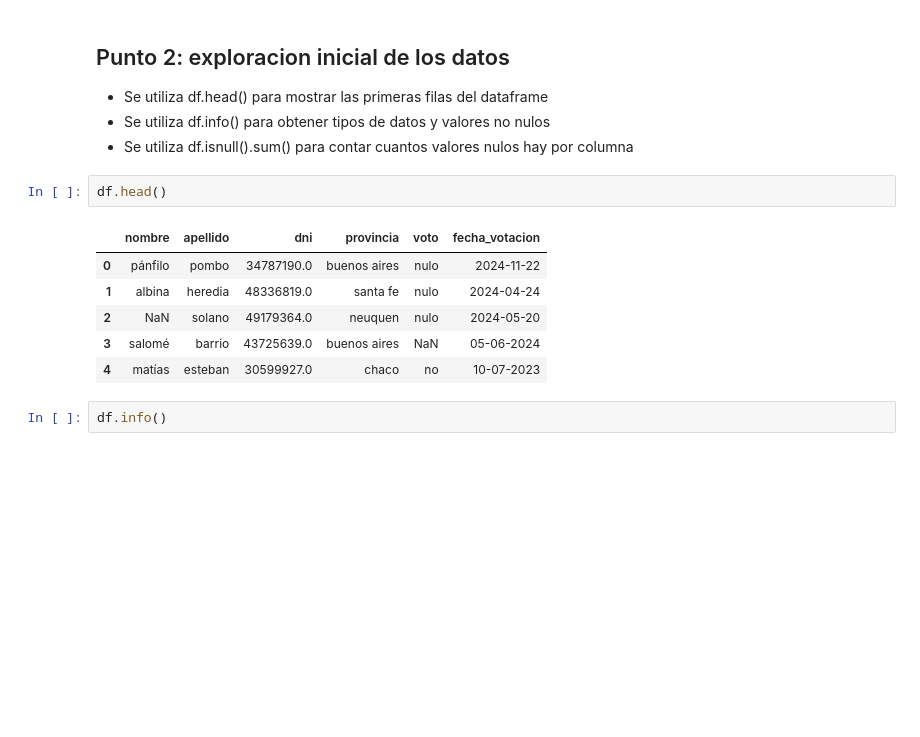
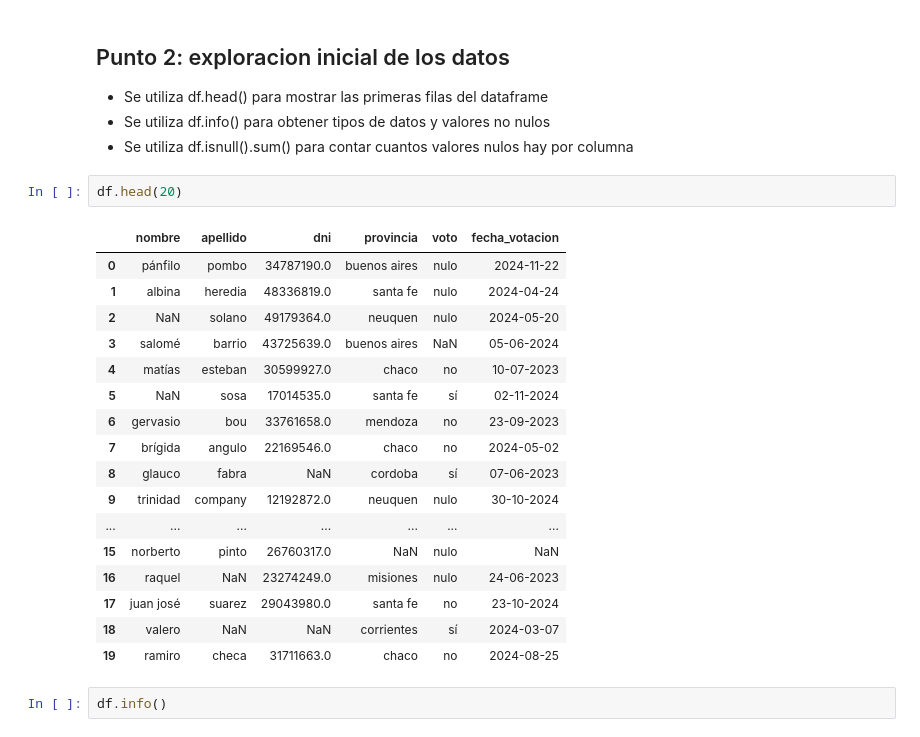
Before and after one commit to nazaquino98/parcial1_tlp3_nazarena_aquino, a Jupyter notebook: main (4).ipynb, the cells around one changed output. Cells and saved outputs as stored; diff of their text form; blank space fills up the shorter version.

```diff
--- a/main (4).ipynb
+++ b/main (4).ipynb
@@ -87,14 +87,25 @@ df = pd.read_csv("votaciones.csv")
 - Se utiliza df.info() para obtener tipos de datos y valores no nulos
 - Se utiliza df.isnull().sum() para contar cuantos valores nulos hay por columna
 # %%
-df.head()
+df.head(20)
 # %% [output]
 |  | nombre | apellido | dni | provincia | voto | fecha_votacion |
 | 0 | pánfilo | pombo | 34787190.0 | buenos aires | nulo | 2024-11-22 |
 | 1 | albina | heredia | 48336819.0 | santa fe | nulo | 2024-04-24 |
 | 2 | NaN | solano | 49179364.0 | neuquen | nulo | 2024-05-20 |
 | 3 | salomé | barrio | 43725639.0 | buenos aires | NaN | 05-06-2024 |
 | 4 | matías | esteban | 30599927.0 | chaco | no | 10-07-2023 |
+| 5 | NaN | sosa | 17014535.0 | santa fe | sí | 02-11-2024 |
+| 6 | gervasio | bou | 33761658.0 | mendoza | no | 23-09-2023 |
+| 7 | brígida | angulo | 22169546.0 | chaco | no | 2024-05-02 |
+| 8 | glauco | fabra | NaN | cordoba | sí | 07-06-2023 |
+| 9 | trinidad | company | 12192872.0 | neuquen | nulo | 30-10-2024 |
+| ... | ... | ... | ... | ... | ... | ... |
+| 15 | norberto | pinto | 26760317.0 | NaN | nulo | NaN |
+| 16 | raquel | NaN | 23274249.0 | misiones | nulo | 24-06-2023 |
+| 17 | juan josé | suarez | 29043980.0 | santa fe | no | 23-10-2024 |
+| 18 | valero | NaN | NaN | corrientes | sí | 2024-03-07 |
+| 19 | ramiro | checa | 31711663.0 | chaco | no | 2024-08-25 |
 # %%
 df.info()
 # %% [output]
```
Also changed, not shown: parts of 18 cells of this notebook.
